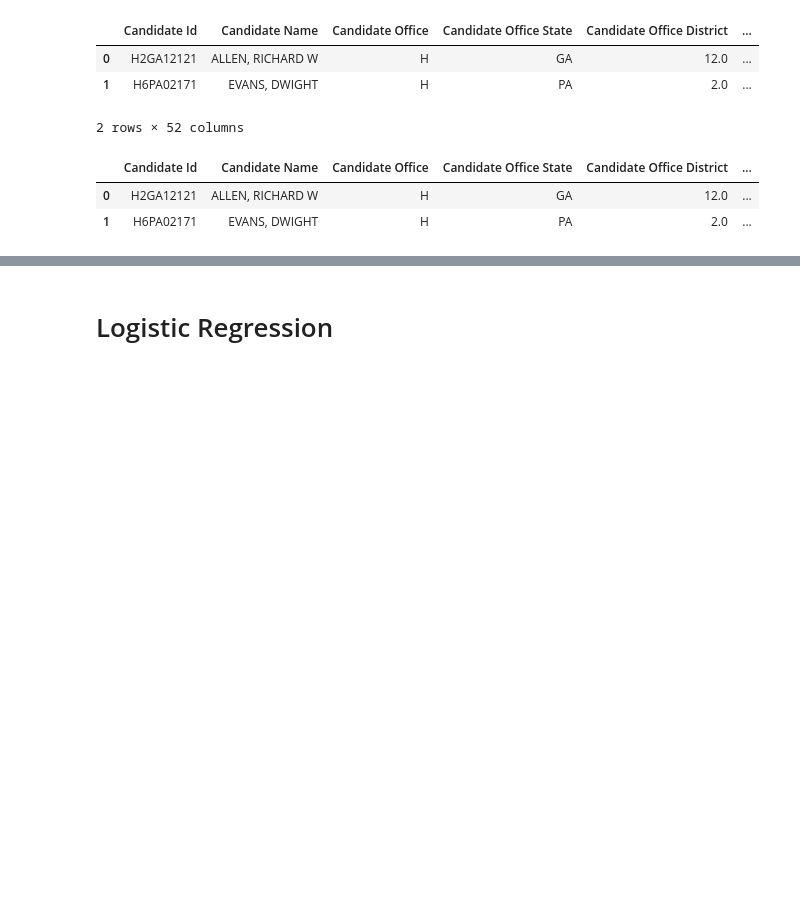
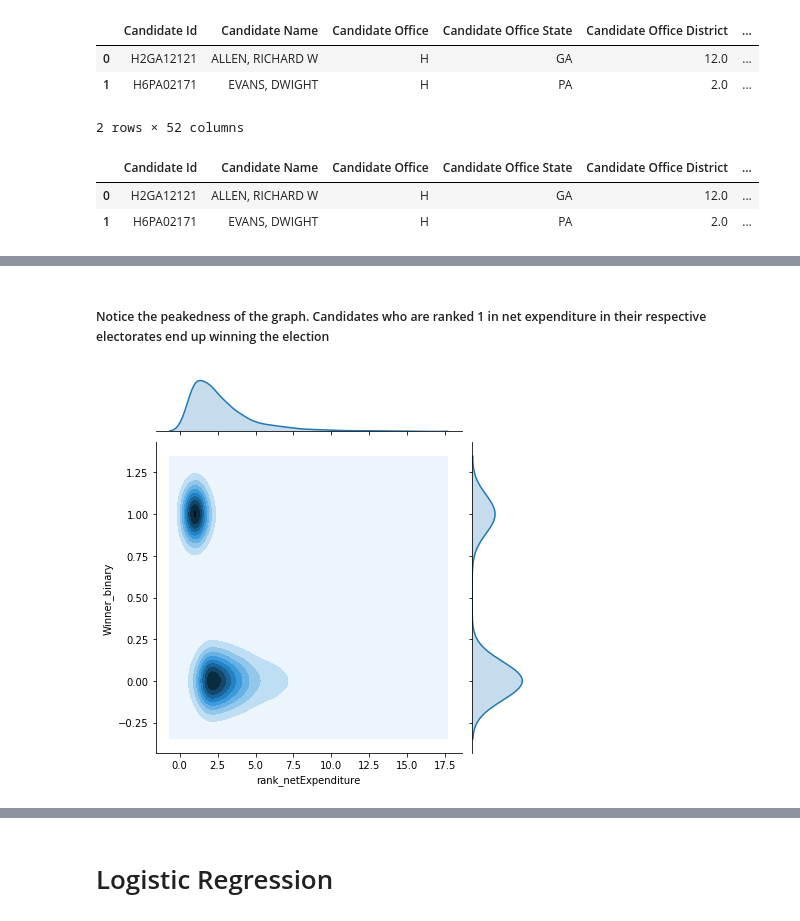
Before and after one commit to shresthaachyut/Election-Result-Prediction, a Jupyter notebook: ElectionResults.ipynb, the cells around one changed output, grey strips where cells are left out. Cells and saved outputs as stored; diff of their text form; code cells hidden in the pictures; blank space fills up the shorter version.

```diff
--- a/ElectionResults.ipynb
+++ b/ElectionResults.ipynb
@@ -282,0 +244,7 @@ dummy_rank.head()
+# %% [markdown]
+##### Notice the peakedness of the graph. Candidates who are ranked 1 in net expenditure in their respective electorates end up winning the election
+# %%
+sns.jointplot(x= candidateHouse['rank_netExpenditure'], y = candidateHouse['Winner_binary'], data = candidateHouse, kind = 'kde')
+plt.show()
+# %% [output]
+[figure, added]
```
Also changed, not shown: parts of 71 cells of this notebook, 10 other files.
